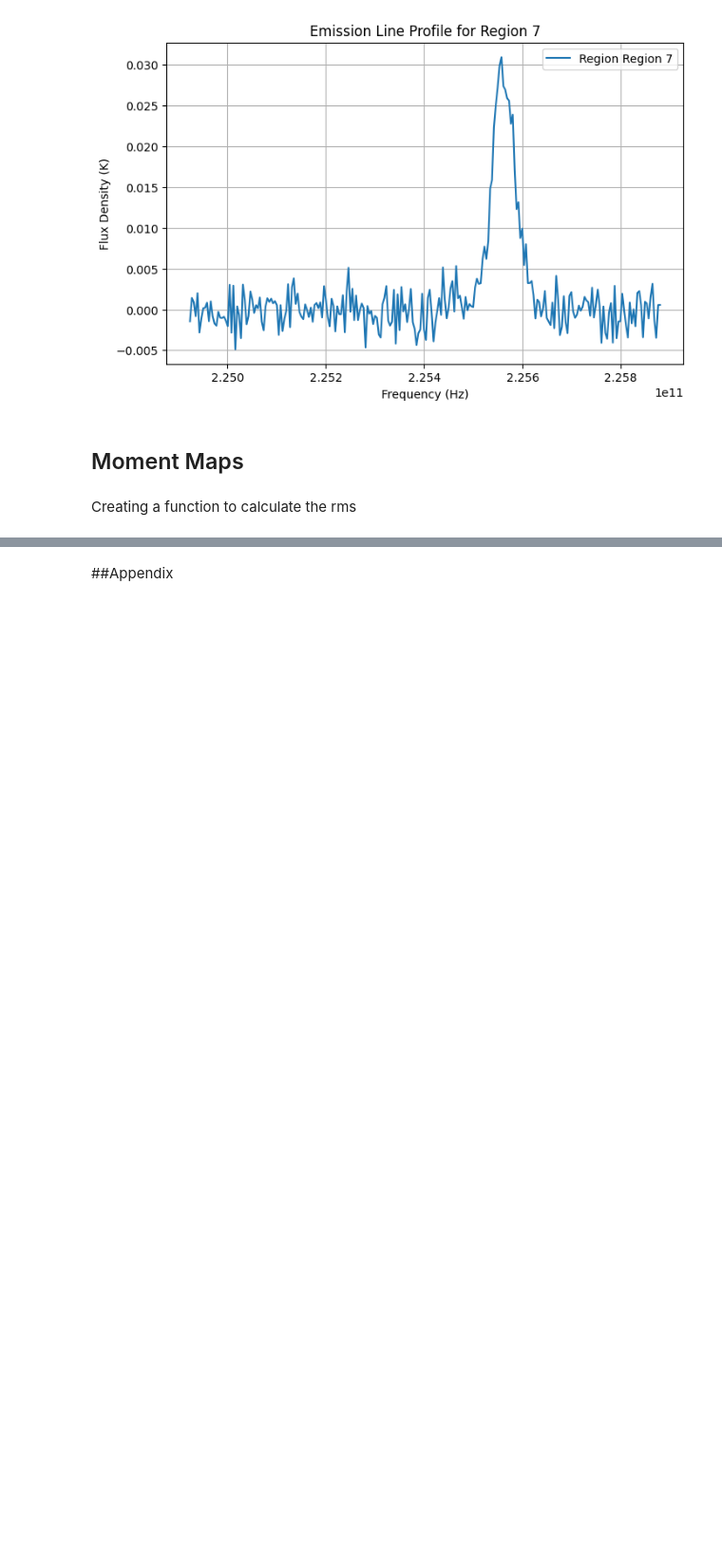
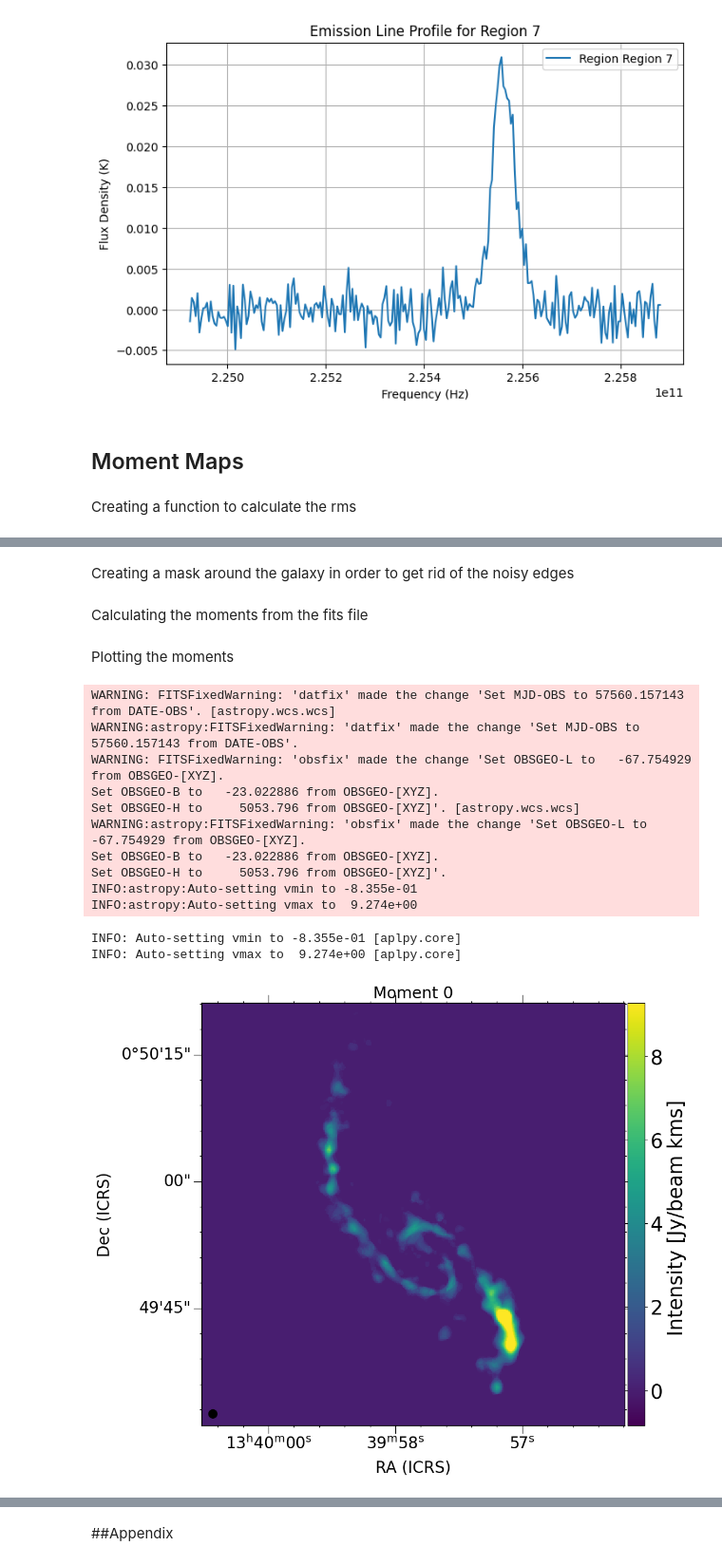
Before and after one commit to danielvijill/nrao-nine-2024, a Jupyter notebook: NGC5258_tutorial.ipynb, the cells around one changed output, grey strips where cells are left out. Shown at 95% size. Drawn from its saved outputs; the diff is of its cells as text; code cells hidden in the pictures; blank space fills up the shorter version.

```diff
--- a/NGC5258_tutorial.ipynb
+++ b/NGC5258_tutorial.ipynb
@@ -421,3 +421,8 @@ plot_emission_line('Region 7', frequency, spectrum)
 ## Moment Maps
 # %% [markdown]
 Creating a function to calculate the rms
+# %%
+def rms_function(array):
+    N = len(array)
+    rms = np.sqrt(np.sum(array**2)/N)
+    return rms
@@ -423,0 +431,12 @@ Creating a function to calculate the rms
+# %%
+def clipper(array,rms, pb_mask):
+    clipped_array = np.zeros([array.shape[0],array.shape[1],array.shape[2]])
+    for k in range(0,array.shape[0],1):
+        array[k,:,:] = np.multiply(pb_mask,array[k,:,:])
+        for i in range(0,array.shape[1],1):
+            for j in range(0,array.shape[2],1):
+                if array[k,i,j] >= rms:
+                    clipped_array[k,i,j] = array[k,i,j]
+                else:
+                    clipped_array[k,i,j] = 0
+    return clipped_array
@@ -423,0 +498,47 @@ Creating a function to calculate the rms
+# %% [markdown]
+Creating a mask around the galaxy in order to get rid of the noisy edges
+# %%
+import pyregion
+a = """image \npolygon({},{},{},{},{},{},{},{},{},{},{},{},{},{})""".format(72,379, 72,212,228,8,452 ,8, 452,245, 215,489,121,489 )
+region = []
+region.append(a)
+r = pyregion.parse(region[0])
+envelope_mask      = r.get_mask(shape=[500, 500])
+# %% [markdown]
+Calculating the moments from the fits file
+# %%
+import scipy as sp
+import scipy.ndimage
+cube         = fits.open('/content/drive/MyDrive/Imaging Codes/Galaxyfits/NGC_5258_cube_1arcsec_inregion.pbcor_hcorr.fits')[0]
+momento_0, momento_1, momento_2 = moments(cube,5,envelope_mask)
+# %% [markdown]
+Plotting the moments
+# %%
+fig = aplpy.FITSFigure(momento_0, figsize=(10, 10))
+fig.set_title('Moment 0',fontsize=20)
+fig.show_colorscale(cmap='viridis')
+fig.add_colorbar()
+fig.colorbar.set_location('right')
+fig.colorbar.set_width(0.3)
+fig.colorbar.set_font(size='25')
+fig.colorbar.set_axis_label_text('Intensity [Jy/beam kms] ')
+fig.colorbar.set_axis_label_font(size=25)
+fig.axis_labels.set_font(size=20)
+fig.tick_labels.set_font(size=20)
+fig.ticks.set_length(10)
+fig.add_beam()
+fig.beam.set_color('black')
+# %% [output]
+WARNING: FITSFixedWarning: 'datfix' made the change 'Set MJD-OBS to 57560.157143 from DATE-OBS'. [astropy.wcs.wcs]
+WARNING:astropy:FITSFixedWarning: 'datfix' made the change 'Set MJD-OBS to 57560.157143 from DATE-OBS'.
+WARNING: FITSFixedWarning: 'obsfix' made the change 'Set OBSGEO-L to   -67.754929 from OBSGEO-[XYZ].
+Set OBSGEO-B to   -23.022886 from OBSGEO-[XYZ].
+Set OBSGEO-H to     5053.796 from OBSGEO-[XYZ]'. [astropy.wcs.wcs]
+WARNING:astropy:FITSFixedWarning: 'obsfix' made the change 'Set OBSGEO-L to   -67.754929 from OBSGEO-[XYZ].
+Set OBSGEO-B to   -23.022886 from OBSGEO-[XYZ].
+Set OBSGEO-H to     5053.796 from OBSGEO-[XYZ]'.
+INFO:astropy:Auto-setting vmin to -8.355e-01
+INFO:astropy:Auto-setting vmax to  9.274e+00
+INFO: Auto-setting vmin to -8.355e-01 [aplpy.core]
+INFO: Auto-setting vmax to  9.274e+00 [aplpy.core]
+[figure, added]
```
Also changed, not shown: parts of 15 cells of this notebook.
